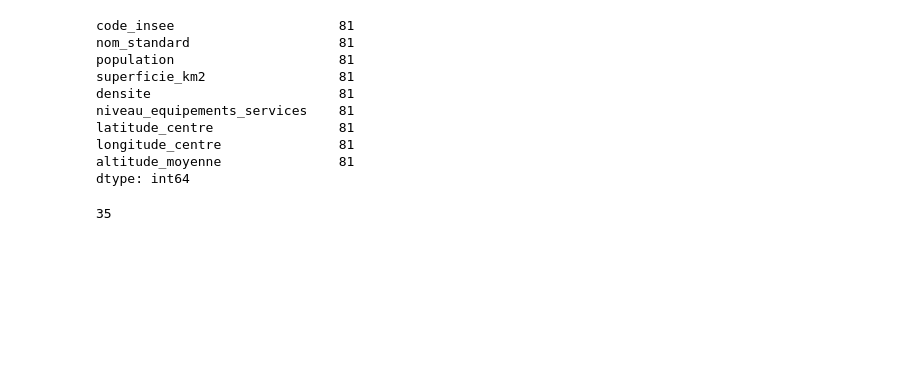
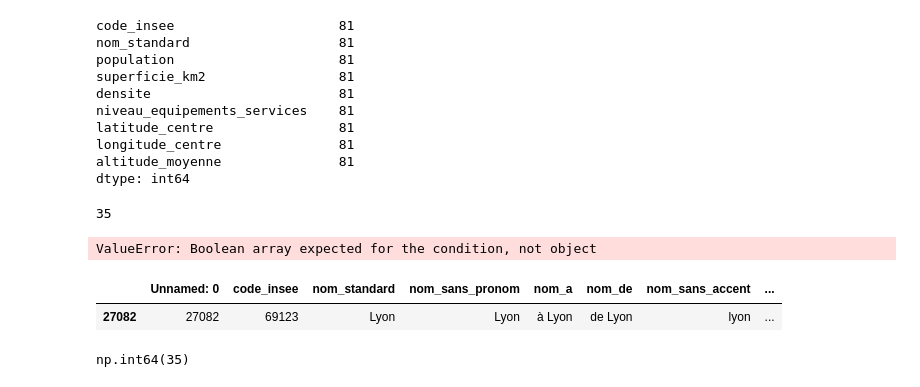
Before and after one commit to Mister-proust/R-aliser-une-application-de-pr-vision-immobili-re, a Jupyter notebook: notebook/01. analyse commune.ipynb, the cells around one changed output. Cells and saved outputs as stored; diff of their text form; code cells hidden in the pictures; blank space fills up the shorter version.

```diff
--- a/notebook/01. analyse commune.ipynb
+++ b/notebook/01. analyse commune.ipynb
@@ -354,3 +354,16 @@ int = df.loc[df['code_insee']==75056, 'altitude_moyenne'].iloc[0]
 print(int)
 # %% [output]
 35
+# %%
+df_ori[df]
+# %% [output]
+ValueError: Boolean array expected for the condition, not object
+# %%
+df_ori[df_ori['nom_standard']=='Lyon']
+# %% [output]
+|  | Unnamed: 0 | code_insee | nom_standard | nom_sans_pronom | nom_a | nom_de | nom_sans_accent | ... |
+| 27082 | 27082 | 69123 | Lyon | Lyon | à Lyon | de Lyon | lyon | ... |
+# %%
+df_ori.loc[df_ori['code_insee'] == 75056, 'altitude_moyenne'].iloc[0]
+# %% [output]
+np.int64(35)
```
Also changed, not shown: parts of 2 cells of this notebook, 4 other files.
